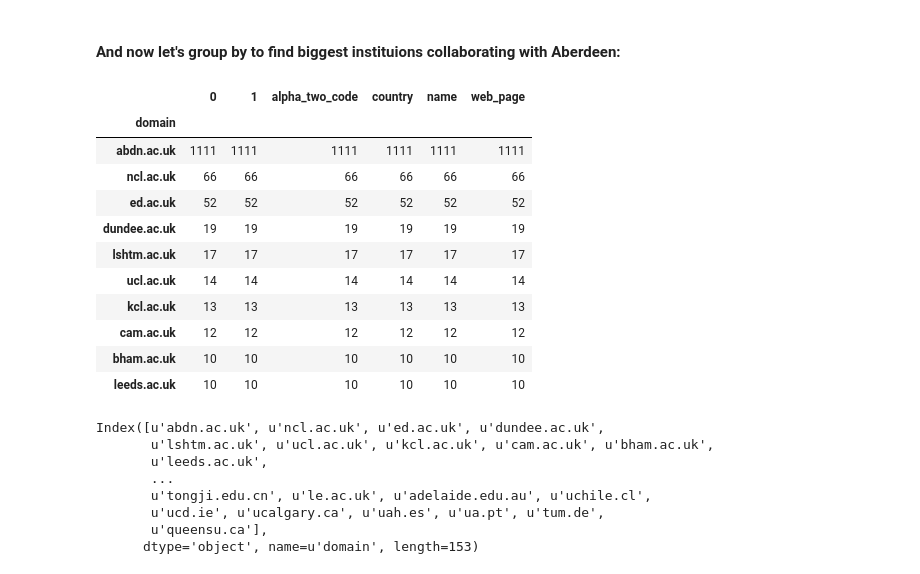
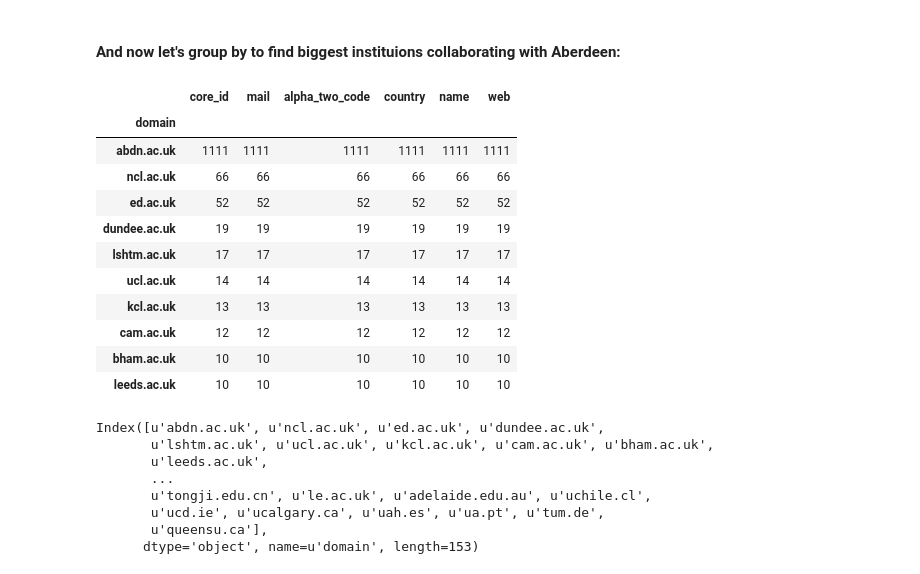
Before and after one commit to oacore/collaboration_discovery_experiment, a Jupyter notebook: tdm demo.ipynb, the cells around one changed output. Saved outputs shown, nothing was run; the diff lists cells and outputs as text; code cells hidden in the pictures.

```diff
--- a/tdm demo.ipynb
+++ b/tdm demo.ipynb
@@ -945,10 +934,10 @@ for domain in unique_domains:
 #### And now let's group by to find biggest instituions collaborating with Aberdeen:
 # %%
 # merged_domains.groupby(['domain']).agg(['count']).reset_index('count').sort_values(['count'], ascending=False)
-count_frame = merged_domains.groupby(['domain']).count().sort_values([1],ascending=False)#.reset_index('count').sort_values(['count'], ascending=False)
+count_frame = merged_domains.groupby(['domain']).count().sort_values(['mail'],ascending=False)#.reset_index('count').sort_values(['count'], ascending=False)
 count_frame.head(10)
 # %% [output]
-|  | 0 | 1 | alpha_two_code | country | name | web_page |
+|  | core_id | mail | alpha_two_code | country | name | web |
 | domain |  |  |  |  |  |  |
 | abdn.ac.uk | 1111 | 1111 | 1111 | 1111 | 1111 | 1111 |
 | ncl.ac.uk | 66 | 66 | 66 | 66 | 66 | 66 |
```
Also changed, not shown: parts of 17 cells of this notebook, 6 other files.
